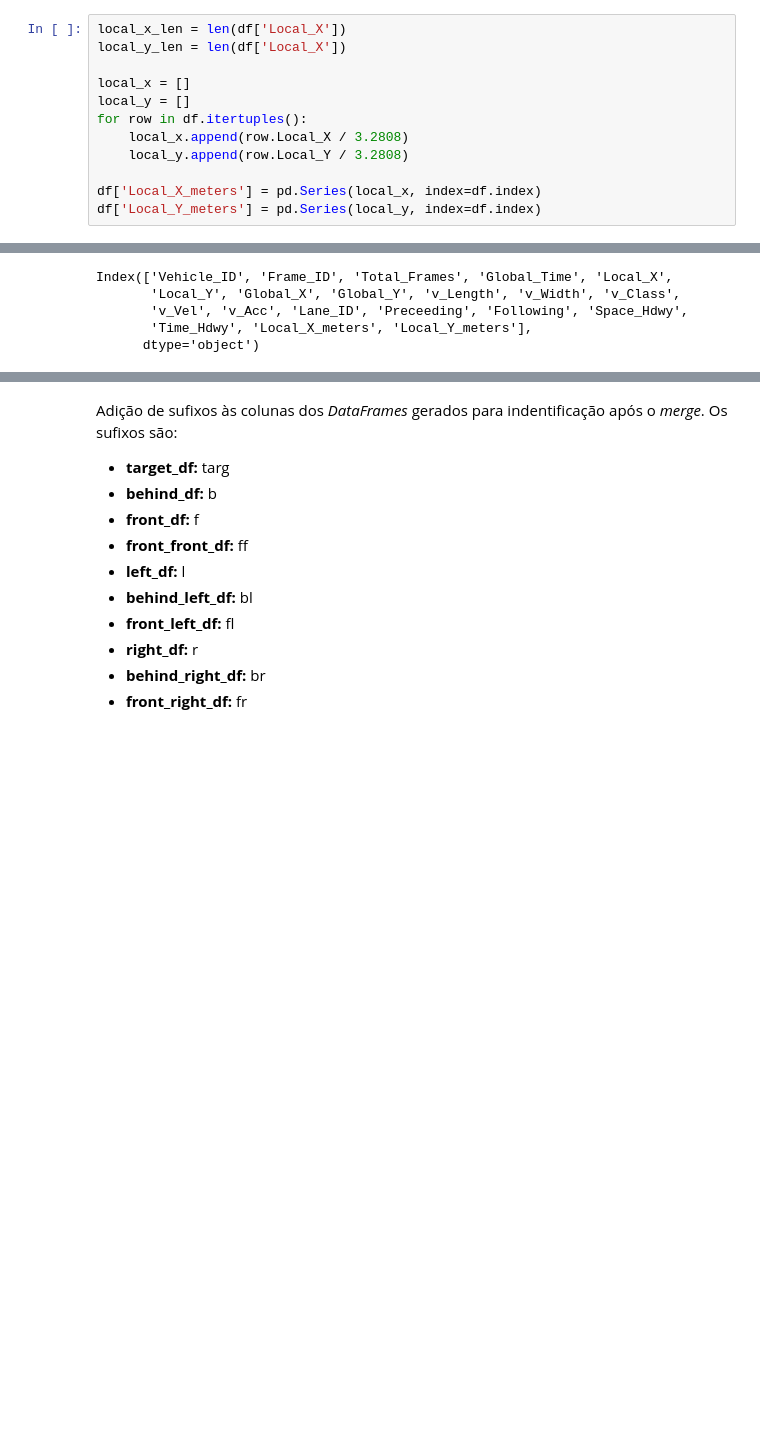
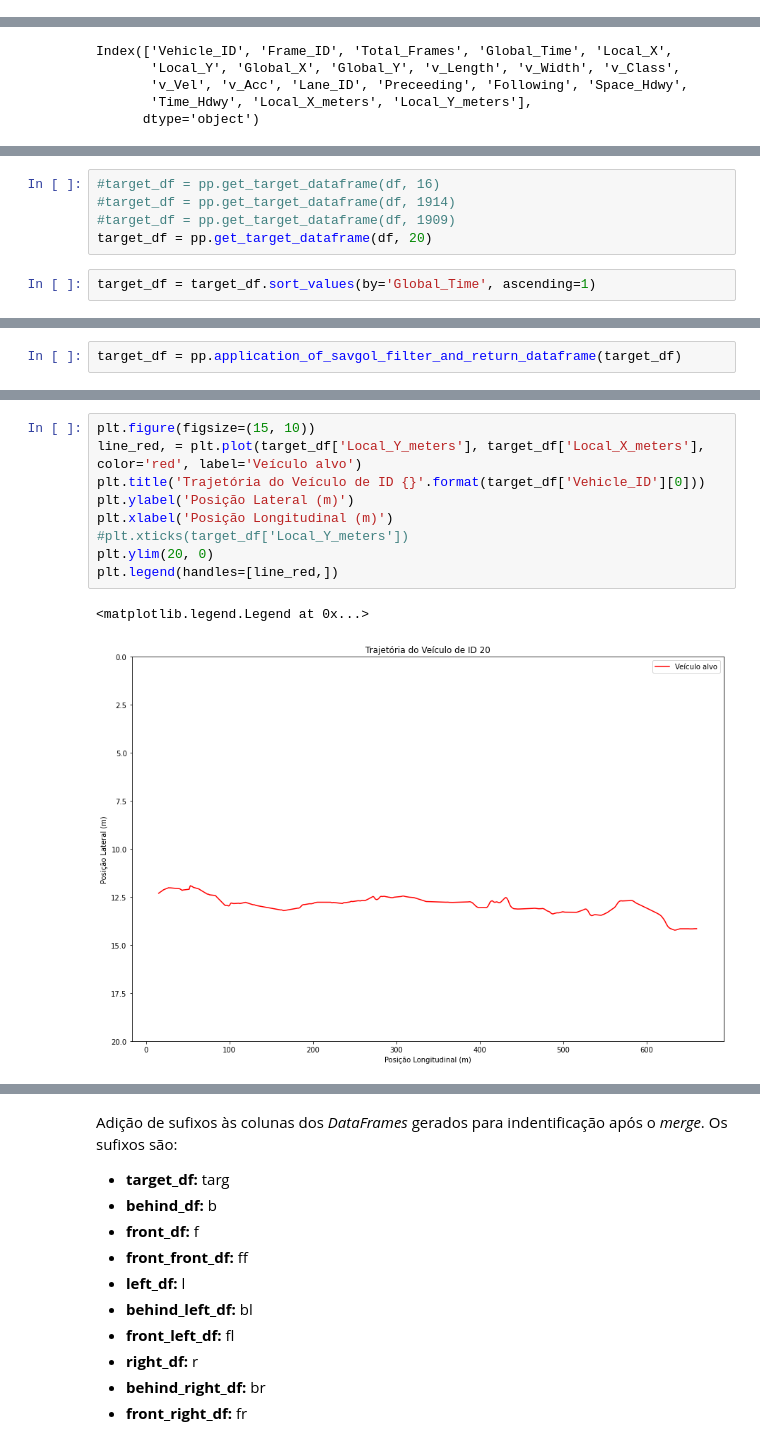
Before and after one commit to FilipeKN4/trajectory_prediction, a Jupyter notebook: lstm_trajectory_prediction.ipynb, the cells around one changed output, grey strips where cells are left out. Drawn from its saved outputs; the diff is of its cells as text; blank space fills up the shorter version.

```diff
--- a/lstm_trajectory_prediction.ipynb
+++ b/lstm_trajectory_prediction.ipynb
@@ -55,12 +80,0 @@ Conversão das posições lateral (Local_X) e longitudinal (Local_Y) dos veícul
-# %%
-local_x_len = len(df['Local_X'])
-local_y_len = len(df['Local_X'])
-
-local_x = []
-local_y = []
-for row in df.itertuples():
-    local_x.append(row.Local_X / 3.2808)
-    local_y.append(row.Local_Y / 3.2808)
-
-df['Local_X_meters'] = pd.Series(local_x, index=df.index)
-df['Local_Y_meters'] = pd.Series(local_y, index=df.index)
@@ -529,0 +127,7 @@ front_right_df.head()
+# %%
+#target_df = pp.get_target_dataframe(df, 16)
+#target_df = pp.get_target_dataframe(df, 1914)
+#target_df = pp.get_target_dataframe(df, 1909)
+target_df = pp.get_target_dataframe(df, 20)
+# %%
+target_df = target_df.sort_values(by='Global_Time', ascending=1)
@@ -529,0 +150,2 @@ front_right_df.head()
+# %%
+target_df = pp.application_of_savgol_filter_and_return_dataframe(target_df)
@@ -529,0 +182,12 @@ front_right_df.head()
+# %%
+plt.figure(figsize=(15, 10))
+line_red, = plt.plot(target_df['Local_Y_meters'], target_df['Local_X_meters'], color='red', label='Veículo alvo')
+plt.title('Trajetória do Veículo de ID {}'.format(target_df['Vehicle_ID'][0]))
+plt.ylabel('Posição Lateral (m)')
+plt.xlabel('Posição Longitudinal (m)')
+#plt.xticks(target_df['Local_Y_meters'])
+plt.ylim(20, 0)
+plt.legend(handles=[line_red,])
+# %% [output]
+<matplotlib.legend.Legend at 0x...>
+[figure, added]
```
Also changed, not shown: parts of 125 cells of this notebook, 3 other files.
